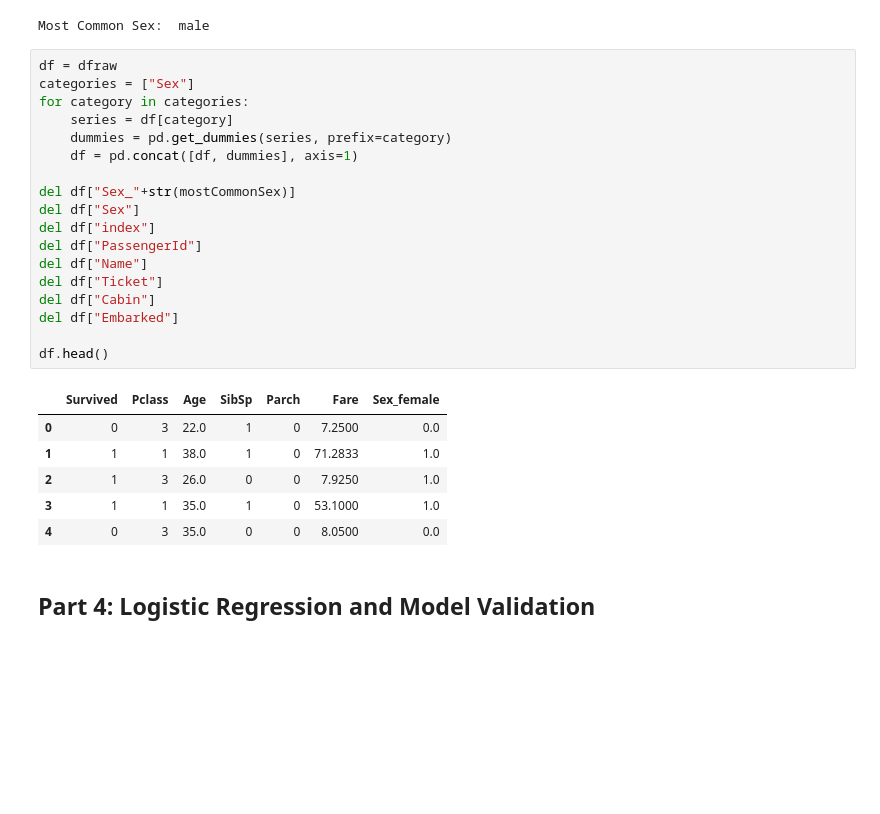
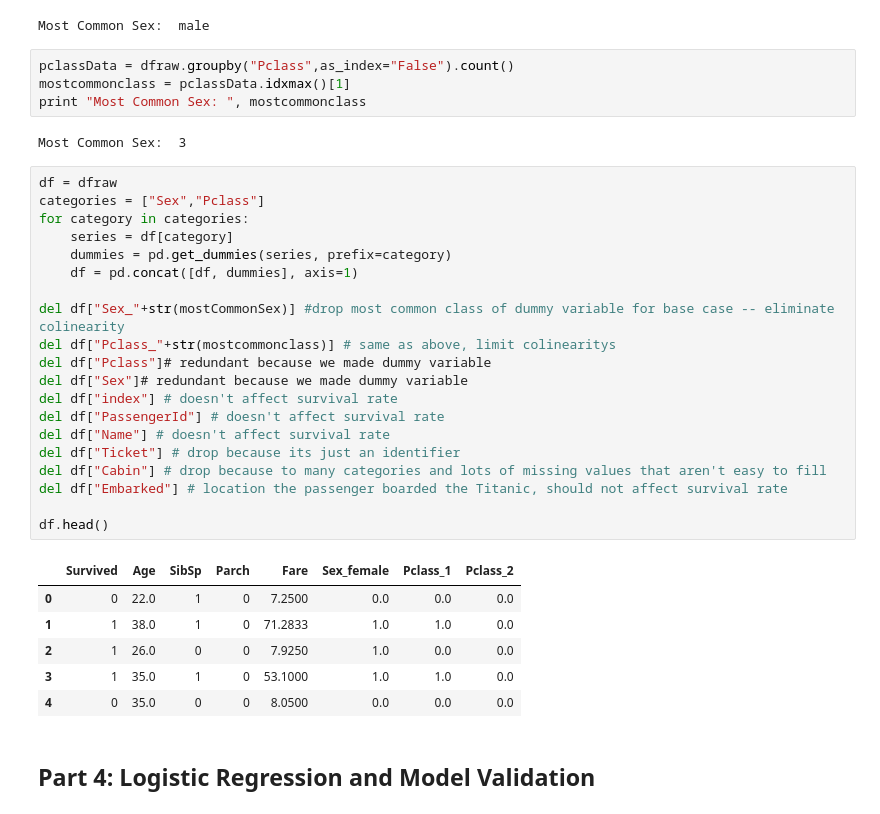
Before and after one commit to tamisalex/DSI, a Jupyter notebook: curriculum/02-projects/01-projects-weekly/project-05/code/starter-code/starter-code.ipynb, the cells around one changed output. Drawn from its saved outputs; the diff is of its cells as text; blank space fills up the shorter version.

```diff
--- a/curriculum/02-projects/01-projects-weekly/project-05/code/starter-code/starter-code.ipynb
+++ b/curriculum/02-projects/01-projects-weekly/project-05/code/starter-code/starter-code.ipynb
@@ -187,31 +248,39 @@ mostCommonSex = sexData.idxmax()[1]
 print "Most Common Sex: ", mostCommonSex
 # %% [output]
 Most Common Sex:  male
+# %%
+pclassData = dfraw.groupby("Pclass",as_index="False").count()
+mostcommonclass = pclassData.idxmax()[1]
+print "Most Common Sex: ", mostcommonclass
+# %% [output]
+Most Common Sex:  3
 # %%
 df = dfraw
-categories = ["Sex"]
+categories = ["Sex","Pclass"]
 for category in categories:
     series = df[category]
     dummies = pd.get_dummies(series, prefix=category)
     df = pd.concat([df, dummies], axis=1)
 
-del df["Sex_"+str(mostCommonSex)]
-del df["Sex"]
-del df["index"]
-del df["PassengerId"]
-del df["Name"]
-del df["Ticket"]
-del df["Cabin"]
-del df["Embarked"]
+del df["Sex_"+str(mostCommonSex)] #drop most common class of dummy variable for base case -- eliminate colinearity
+del df["Pclass_"+str(mostcommonclass)] # same as above, limit colinearitys
+del df["Pclass"]# redundant because we made dummy variable
+del df["Sex"]# redundant because we made dummy variable
+del df["index"] # doesn't affect survival rate
+del df["PassengerId"] # doesn't affect survival rate
+del df["Name"] # doesn't affect survival rate
+del df["Ticket"] # drop because its just an identifier
+del df["Cabin"] # drop because to many categories and lots of missing values that aren't easy to fill
+del df["Embarked"] # location the passenger boarded the Titanic, should not affect survival rate
 
 df.head()
 # %% [output]
-|  | Survived | Pclass | Age | SibSp | Parch | Fare | Sex_female |
-| 0 | 0 | 3 | 22.0 | 1 | 0 | 7.2500 | 0.0 |
-| 1 | 1 | 1 | 38.0 | 1 | 0 | 71.2833 | 1.0 |
-| 2 | 1 | 3 | 26.0 | 0 | 0 | 7.9250 | 1.0 |
-| 3 | 1 | 1 | 35.0 | 1 | 0 | 53.1000 | 1.0 |
-| 4 | 0 | 3 | 35.0 | 0 | 0 | 8.0500 | 0.0 |
+|  | Survived | Age | SibSp | Parch | Fare | Sex_female | Pclass_1 | Pclass_2 |
+| 0 | 0 | 22.0 | 1 | 0 | 7.2500 | 0.0 | 0.0 | 0.0 |
+| 1 | 1 | 38.0 | 1 | 0 | 71.2833 | 1.0 | 1.0 | 0.0 |
+| 2 | 1 | 26.0 | 0 | 0 | 7.9250 | 1.0 | 0.0 | 0.0 |
+| 3 | 1 | 35.0 | 1 | 0 | 53.1000 | 1.0 | 1.0 | 0.0 |
+| 4 | 0 | 35.0 | 0 | 0 | 8.0500 | 0.0 | 0.0 | 0.0 |
 # %% [markdown]
 ## Part 4: Logistic Regression and Model Validation
 # %% [markdown]
```
Also changed, not shown: parts of 61 cells of this notebook.
